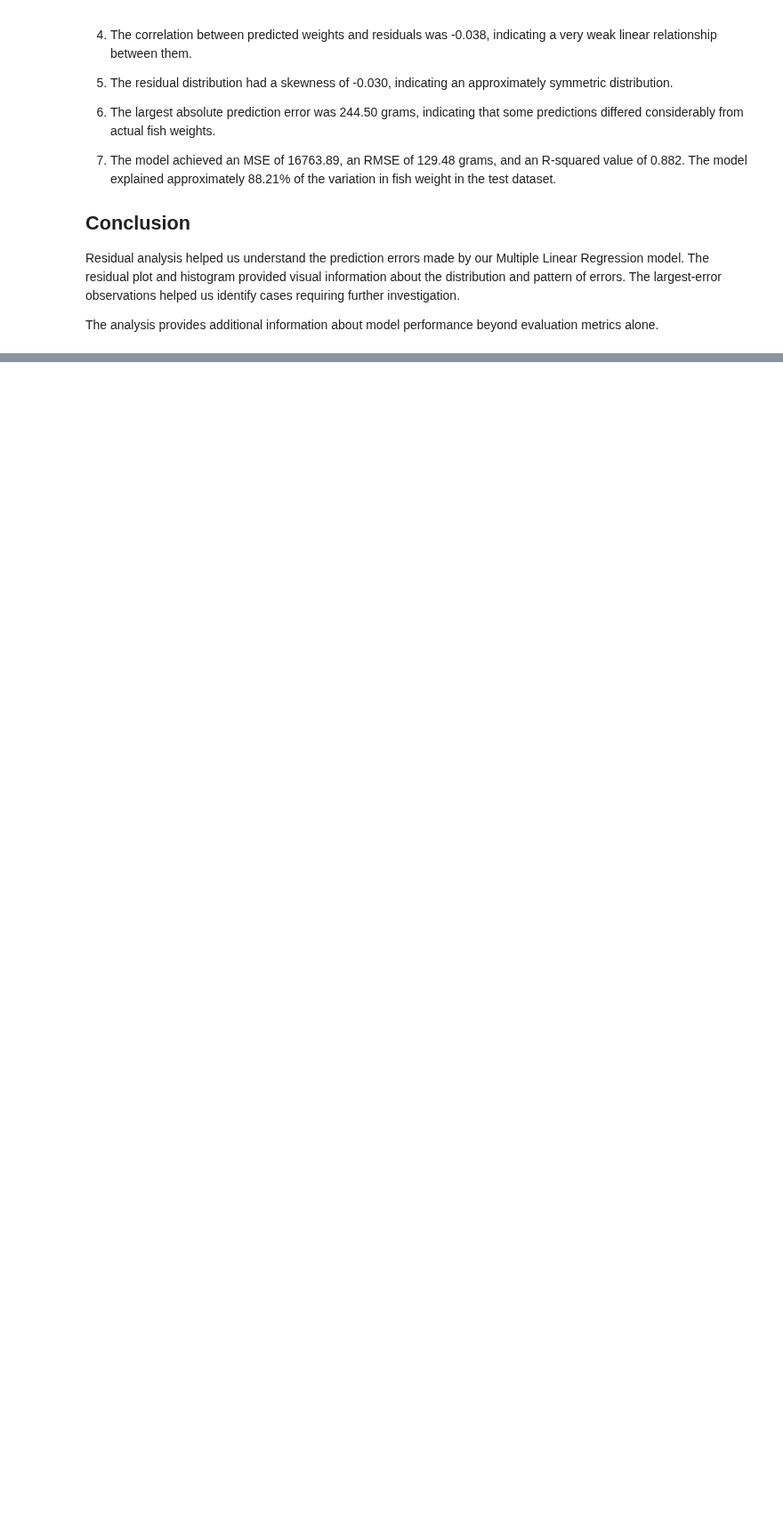
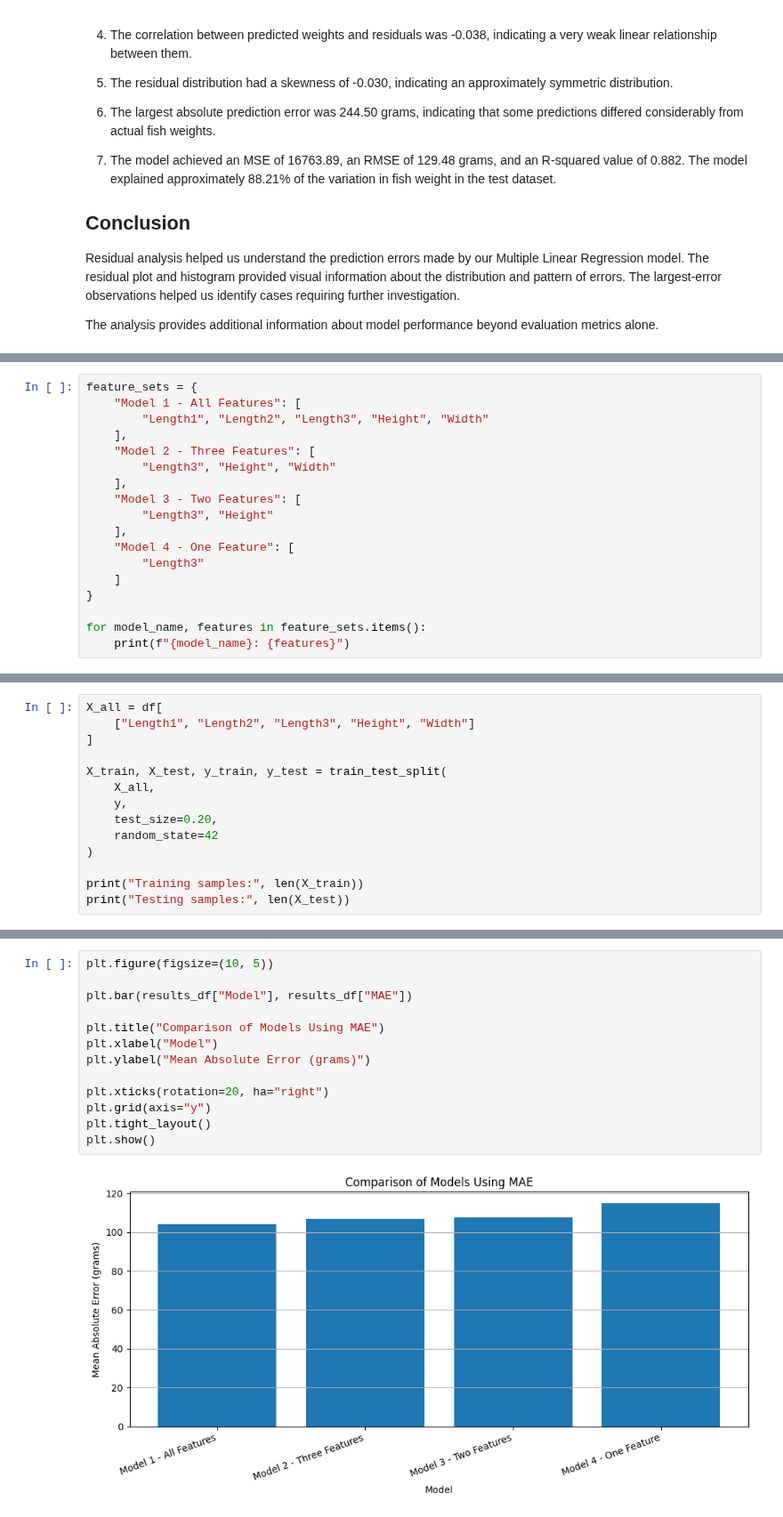
Before and after one commit to abhipsa29-cloud/Fish-Weight-Prediction, a Jupyter notebook: Fish_Weight_Prediction.ipynb, the cells around one changed output, grey strips where cells are left out. Shown at 89% size. Saved outputs shown, nothing was run; the diff lists cells and outputs as text; blank space fills up the shorter version.

Commit message:
Day 17: Compared Linear Regression models using different feature sets

```diff
--- a/Fish_Weight_Prediction.ipynb
+++ b/Fish_Weight_Prediction.ipynb
@@ -3616,0 +3693,18 @@ beyond evaluation metrics alone.
+# %%
+feature_sets = {
+    "Model 1 - All Features": [
+        "Length1", "Length2", "Length3", "Height", "Width"
+    ],
+    "Model 2 - Three Features": [
+        "Length3", "Height", "Width"
+    ],
+    "Model 3 - Two Features": [
+        "Length3", "Height"
+    ],
+    "Model 4 - One Feature": [
+        "Length3"
+    ]
+}
+
+for model_name, features in feature_sets.items():
+    print(f"{model_name}: {features}")
@@ -3616,0 +3726,14 @@ beyond evaluation metrics alone.
+# %%
+X_all = df[
+    ["Length1", "Length2", "Length3", "Height", "Width"]
+]
+
+X_train, X_test, y_train, y_test = train_test_split(
+    X_all,
+    y,
+    test_size=0.20,
+    random_state=42
+)
+
+print("Training samples:", len(X_train))
+print("Testing samples:", len(X_test))
@@ -3616,0 +3840,15 @@ beyond evaluation metrics alone.
+# %%
+plt.figure(figsize=(10, 5))
+
+plt.bar(results_df["Model"], results_df["MAE"])
+
+plt.title("Comparison of Models Using MAE")
+plt.xlabel("Model")
+plt.ylabel("Mean Absolute Error (grams)")
+
+plt.xticks(rotation=20, ha="right")
+plt.grid(axis="y")
+plt.tight_layout()
+plt.show()
+# %% [output]
+[figure, added]
```
Also changed, not shown: parts of 16 cells of this notebook.
